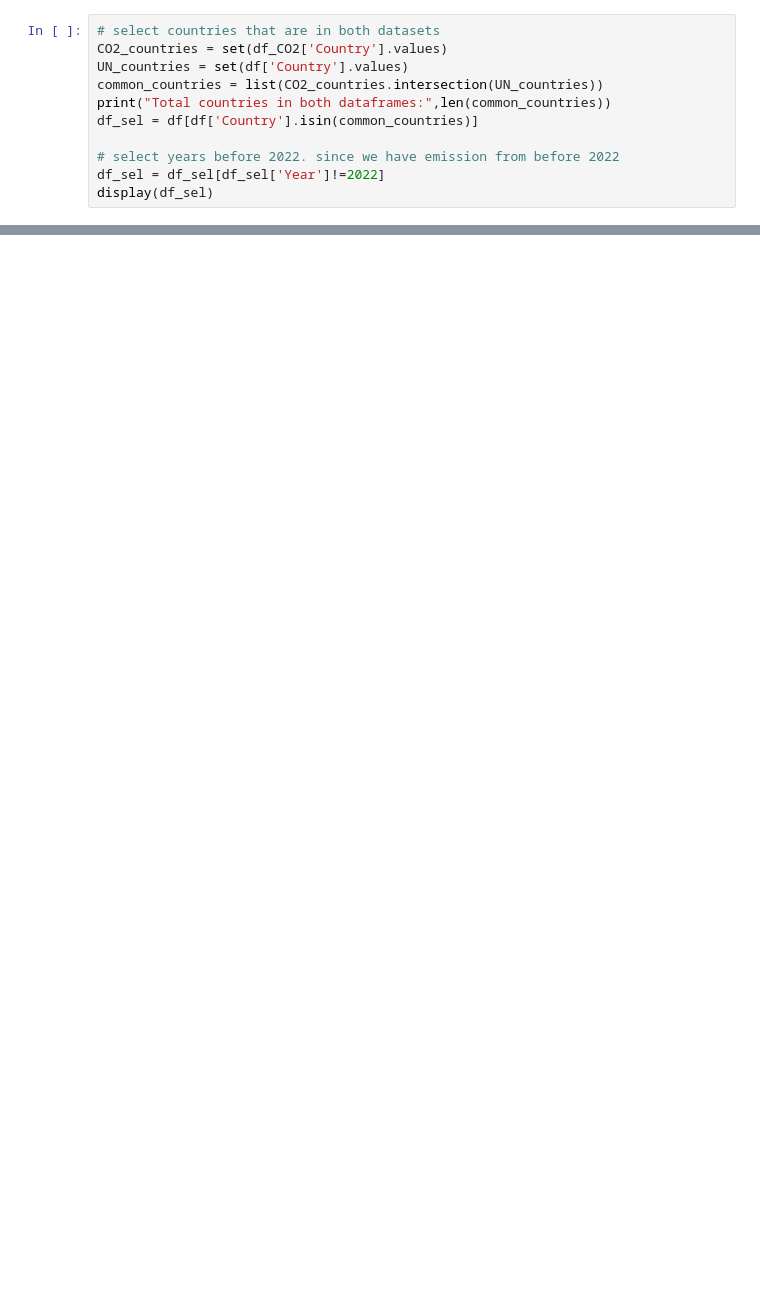
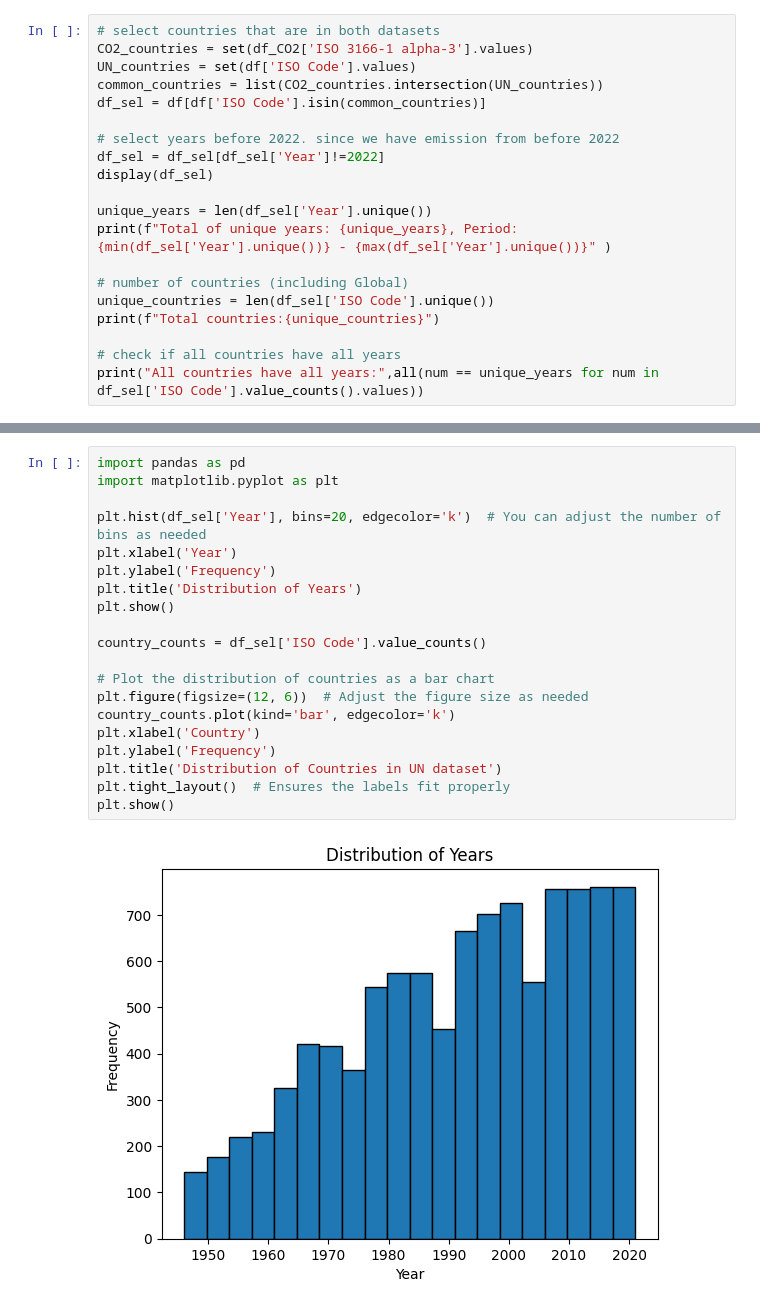
Before and after one commit to JuliusHuizing/fundamentals_of_data_science_shared, a Jupyter notebook: main.ipynb, the cells around one changed output, grey strips where cells are left out. Drawn from its saved outputs; the diff is of its cells as text; blank space fills up the shorter version.

Commit message:
add descriptives of UN-dataset

```diff
--- a/main.ipynb
+++ b/main.ipynb
@@ -89,13 +89,22 @@ Tota countries:756
 All countries have all years: False
 # %%
 # select countries that are in both datasets
-CO2_countries = set(df_CO2['Country'].values)
-UN_countries = set(df['Country'].values)
+CO2_countries = set(df_CO2['ISO 3166-1 alpha-3'].values)
+UN_countries = set(df['ISO Code'].values)
 common_countries = list(CO2_countries.intersection(UN_countries))
-print("Total countries in both dataframes:",len(common_countries))
-df_sel = df[df['Country'].isin(common_countries)]
+df_sel = df[df['ISO Code'].isin(common_countries)]
 
 # select years before 2022. since we have emission from before 2022
 df_sel = df_sel[df_sel['Year']!=2022]
 display(df_sel)
+
+unique_years = len(df_sel['Year'].unique())
+print(f"Total of unique years: {unique_years}, Period: {min(df_sel['Year'].unique())} - {max(df_sel['Year'].unique())}" )
+
+# number of countries (including Global)
+unique_countries = len(df_sel['ISO Code'].unique())
+print(f"Total countries:{unique_countries}")
+
+# check if all countries have all years
+print("All countries have all years:",all(num == unique_years for num in df_sel['ISO Code'].value_counts().values))
 # %% [output]
@@ -115,0 +127,22 @@ Total countries in both dataframes: 189
+# %%
+import pandas as pd
+import matplotlib.pyplot as plt
+
+plt.hist(df_sel['Year'], bins=20, edgecolor='k')  # You can adjust the number of bins as needed
+plt.xlabel('Year')
+plt.ylabel('Frequency')
+plt.title('Distribution of Years')
+plt.show()
+
+country_counts = df_sel['ISO Code'].value_counts()
+
+# Plot the distribution of countries as a bar chart
+plt.figure(figsize=(12, 6))  # Adjust the figure size as needed
+country_counts.plot(kind='bar', edgecolor='k')
+plt.xlabel('Country')
+plt.ylabel('Frequency')
+plt.title('Distribution of Countries in UN dataset')
+plt.tight_layout()  # Ensures the labels fit properly
+plt.show()
+# %% [output]
+[figure, added]
```
Also changed, not shown: parts of 5 cells of this notebook, 1 other file.
